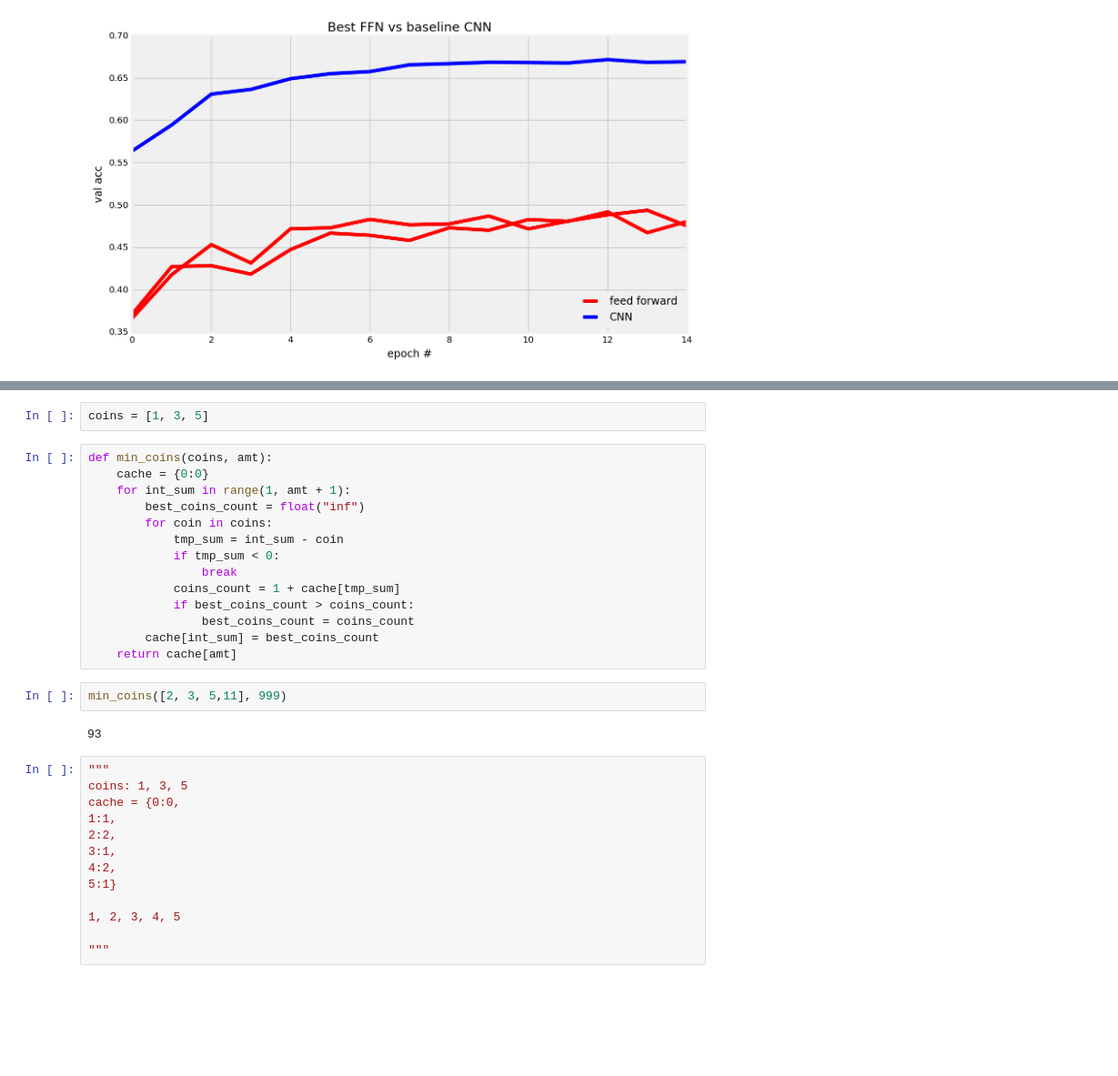
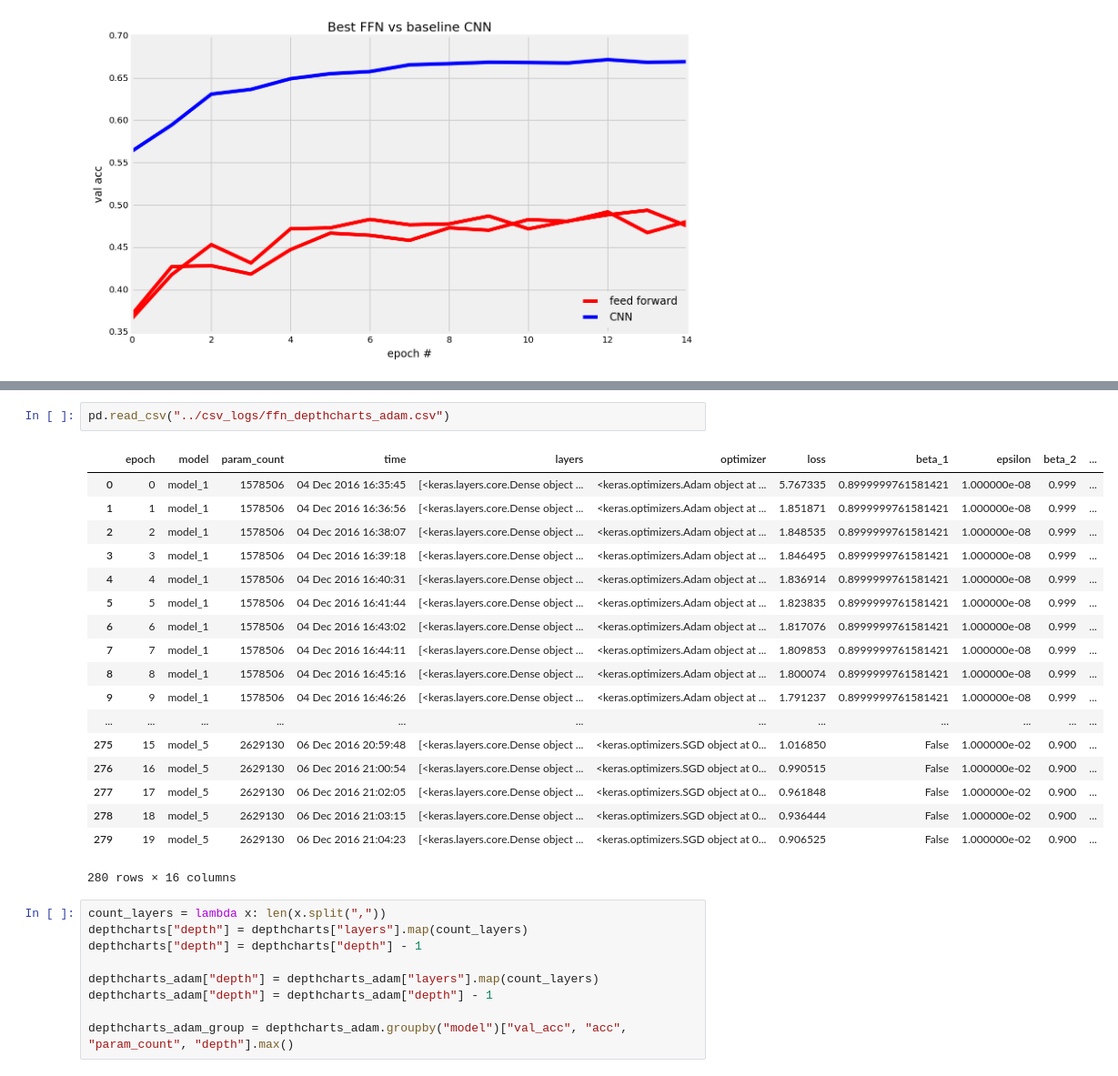
Before and after one commit to gusostow/cifar-capstone, a Jupyter notebook: notebooks/ffn plots.ipynb, the cells around one changed output, grey strips where cells are left out. Shown at 91% size. Saved outputs shown, nothing was run; the diff lists cells and outputs as text; blank space fills up the shorter version.

```diff
--- a/notebooks/ffn plots.ipynb
+++ b/notebooks/ffn plots.ipynb
@@ -261,33 +223,30 @@ def addsum(values):
-# %%
-coins = [1, 3, 5]
-# %%
-def min_coins(coins, amt):
-    cache = {0:0}
-    for int_sum in range(1, amt + 1):
-        best_coins_count = float("inf")
-        for coin in coins:
-            tmp_sum = int_sum - coin
-            if tmp_sum < 0:
-                break
-            coins_count = 1 + cache[tmp_sum]
-            if best_coins_count > coins_count:
-                best_coins_count = coins_count
-        cache[int_sum] = best_coins_count
-    return cache[amt]
-# %%
-min_coins([2, 3, 5,11], 999)
-# %% [output]
-93
-# %%
-"""
-coins: 1, 3, 5
-cache = {0:0,
-1:1,
-2:2,
-3:1,
-4:2,
-5:1}
-
-1, 2, 3, 4, 5
-
-"""
+# %%
+pd.read_csv("../csv_logs/ffn_depthcharts_adam.csv")
+# %% [output]
+|  | epoch | model | param_count | time | layers | optimizer | loss | beta_1 | epsilon | beta_2 | ... |
+| 0 | 0 | model_1 | 1578506 | 04 Dec 2016 16:35:45 | [<keras.layers.core.Dense object ... | <keras.optimizers.Adam object at ... | 5.767335 | 0.8999999761581421 | 1.000000e-08 | 0.999 | ... |
+| 1 | 1 | model_1 | 1578506 | 04 Dec 2016 16:36:56 | [<keras.layers.core.Dense object ... | <keras.optimizers.Adam object at ... | 1.851871 | 0.8999999761581421 | 1.000000e-08 | 0.999 | ... |
+| 2 | 2 | model_1 | 1578506 | 04 Dec 2016 16:38:07 | [<keras.layers.core.Dense object ... | <keras.optimizers.Adam object at ... | 1.848535 | 0.8999999761581421 | 1.000000e-08 | 0.999 | ... |
+| 3 | 3 | model_1 | 1578506 | 04 Dec 2016 16:39:18 | [<keras.layers.core.Dense object ... | <keras.optimizers.Adam object at ... | 1.846495 | 0.8999999761581421 | 1.000000e-08 | 0.999 | ... |
+| 4 | 4 | model_1 | 1578506 | 04 Dec 2016 16:40:31 | [<keras.layers.core.Dense object ... | <keras.optimizers.Adam object at ... | 1.836914 | 0.8999999761581421 | 1.000000e-08 | 0.999 | ... |
+| 5 | 5 | model_1 | 1578506 | 04 Dec 2016 16:41:44 | [<keras.layers.core.Dense object ... | <keras.optimizers.Adam object at ... | 1.823835 | 0.8999999761581421 | 1.000000e-08 | 0.999 | ... |
+| 6 | 6 | model_1 | 1578506 | 04 Dec 2016 16:43:02 | [<keras.layers.core.Dense object ... | <keras.optimizers.Adam object at ... | 1.817076 | 0.8999999761581421 | 1.000000e-08 | 0.999 | ... |
+| 7 | 7 | model_1 | 1578506 | 04 Dec 2016 16:44:11 | [<keras.layers.core.Dense object ... | <keras.optimizers.Adam object at ... | 1.809853 | 0.8999999761581421 | 1.000000e-08 | 0.999 | ... |
+| 8 | 8 | model_1 | 1578506 | 04 Dec 2016 16:45:16 | [<keras.layers.core.Dense object ... | <keras.optimizers.Adam object at ... | 1.800074 | 0.8999999761581421 | 1.000000e-08 | 0.999 | ... |
+| 9 | 9 | model_1 | 1578506 | 04 Dec 2016 16:46:26 | [<keras.layers.core.Dense object ... | <keras.optimizers.Adam object at ... | 1.791237 | 0.8999999761581421 | 1.000000e-08 | 0.999 | ... |
+| ... | ... | ... | ... | ... | ... | ... | ... | ... | ... | ... | ... |
+| 275 | 15 | model_5 | 2629130 | 06 Dec 2016 20:59:48 | [<keras.layers.core.Dense object ... | <keras.optimizers.SGD object at 0... | 1.016850 | False | 1.000000e-02 | 0.900 | ... |
+| 276 | 16 | model_5 | 2629130 | 06 Dec 2016 21:00:54 | [<keras.layers.core.Dense object ... | <keras.optimizers.SGD object at 0... | 0.990515 | False | 1.000000e-02 | 0.900 | ... |
+| 277 | 17 | model_5 | 2629130 | 06 Dec 2016 21:02:05 | [<keras.layers.core.Dense object ... | <keras.optimizers.SGD object at 0... | 0.961848 | False | 1.000000e-02 | 0.900 | ... |
+| 278 | 18 | model_5 | 2629130 | 06 Dec 2016 21:03:15 | [<keras.layers.core.Dense object ... | <keras.optimizers.SGD object at 0... | 0.936444 | False | 1.000000e-02 | 0.900 | ... |
+| 279 | 19 | model_5 | 2629130 | 06 Dec 2016 21:04:23 | [<keras.layers.core.Dense object ... | <keras.optimizers.SGD object at 0... | 0.906525 | False | 1.000000e-02 | 0.900 | ... |
+280 rows × 16 columns
+# %%
+count_layers = lambda x: len(x.split(","))
+depthcharts["depth"] = depthcharts["layers"].map(count_layers)
+depthcharts["depth"] = depthcharts["depth"] - 1
+
+depthcharts_adam["depth"] = depthcharts_adam["layers"].map(count_layers)
+depthcharts_adam["depth"] = depthcharts_adam["depth"] - 1
+
+depthcharts_adam_group = depthcharts_adam.groupby("model")["val_acc", "acc", "param_count", "depth"].max()
```
Also changed, not shown: parts of 7 cells of this notebook, 15 other files.
